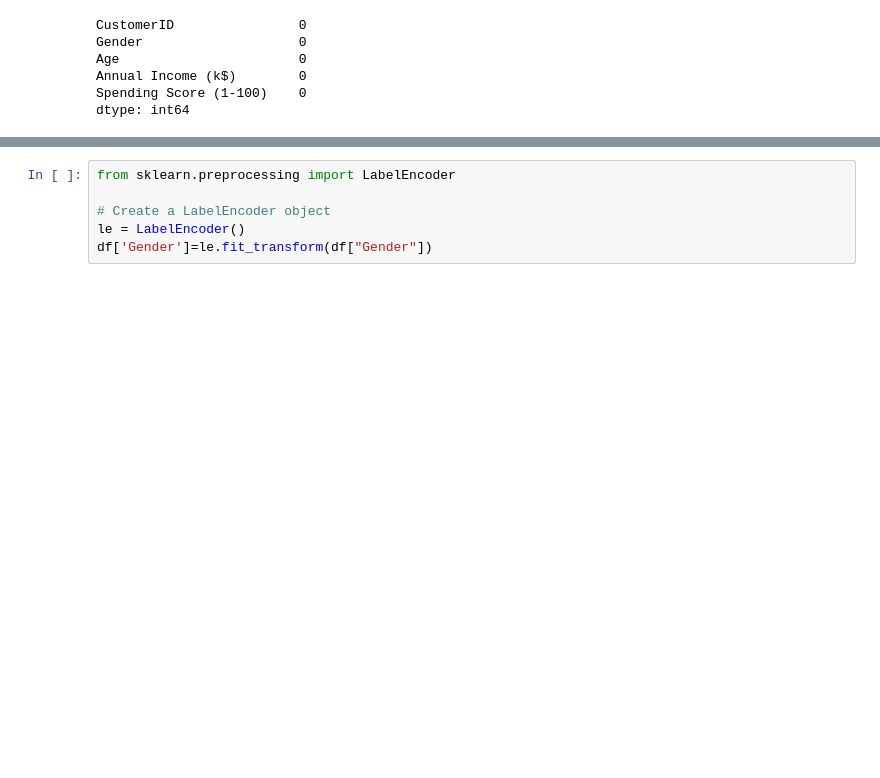
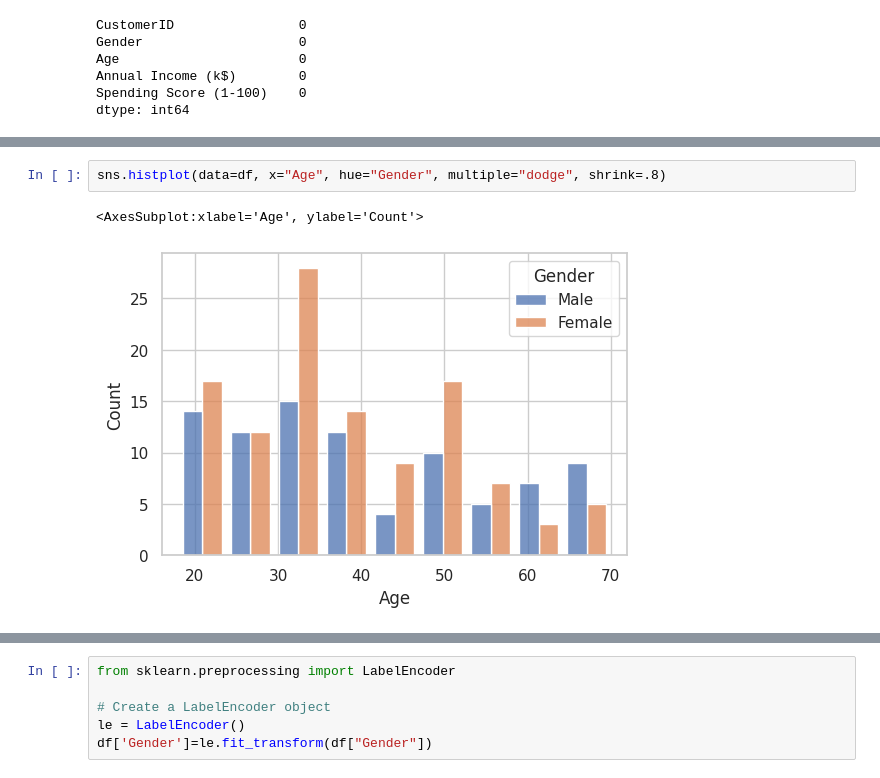
Before and after one commit to gokuldasvijay/Customer-Segmentation, a Jupyter notebook: Customer_segmentation.ipynb, the cells around one changed output, grey strips where cells are left out. Saved outputs shown, nothing was run; the diff lists cells and outputs as text; blank space fills up the shorter version.

```diff
--- a/Customer_segmentation.ipynb
+++ b/Customer_segmentation.ipynb
@@ -54,0 +55,5 @@ plt.title("Distribution of Customer's Income");
+# %%
+sns.histplot(data=df, x="Age", hue="Gender", multiple="dodge", shrink=.8)
+# %% [output]
+<AxesSubplot:xlabel='Age', ylabel='Count'>
+[figure, added]
```
Also changed, not shown: parts of 30 cells of this notebook.
